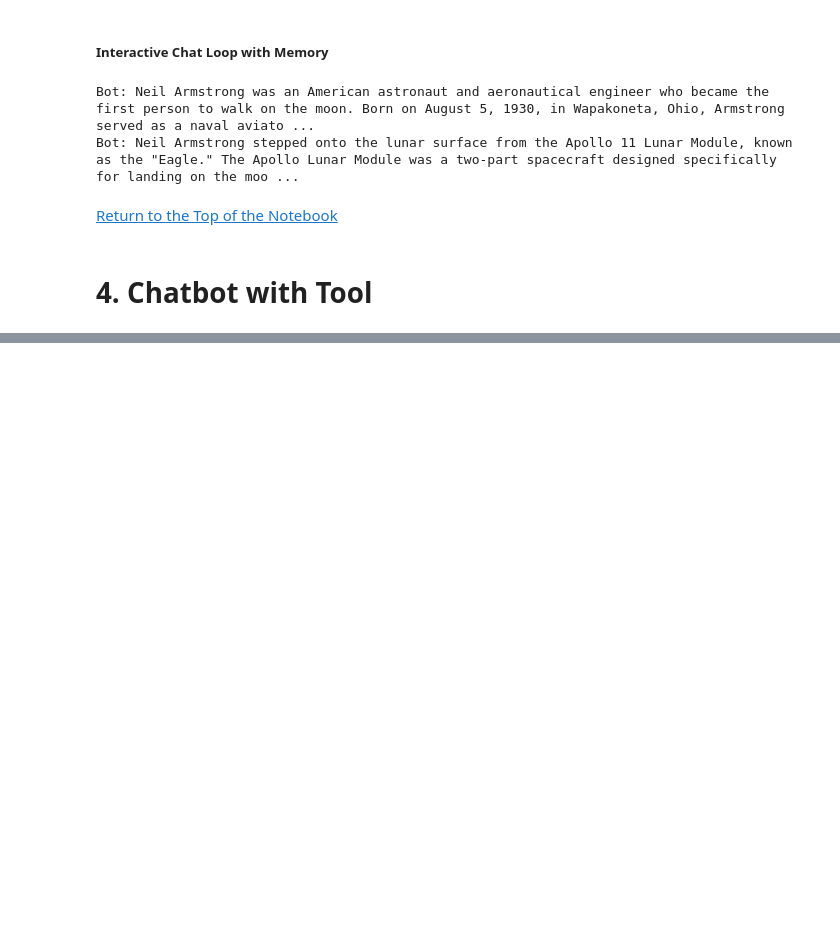
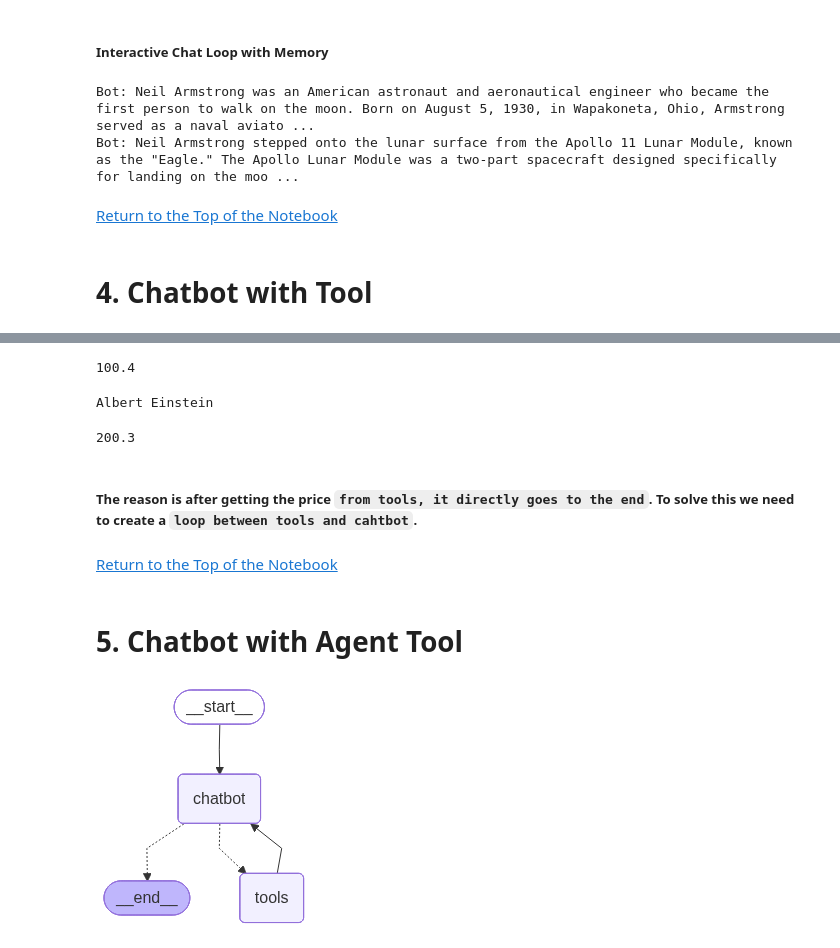
Before and after one commit to 7rohxt/ai-learning-projects, a Jupyter notebook: agentic-ai/2-langgraph-crashcourse/langgraph.ipynb, the cells around one changed output, grey strips where cells are left out. Drawn from its saved outputs; the diff is of its cells as text; code cells hidden in the pictures; blank space fills up the shorter version.

```diff
--- a/agentic-ai/2-langgraph-crashcourse/langgraph.ipynb
+++ b/agentic-ai/2-langgraph-crashcourse/langgraph.ipynb
@@ -170,0 +229,48 @@ Bot: Neil Armstrong stepped onto the lunar surface from the Apollo 11 Lunar Modu
+# %%
+# This will use tools after chatbot
+
+state = graph.invoke({"messages": [{"role": "user", "content": "What is the price of AAPL stock right now?"}]})
+print(state["messages"][-1].content)
+# %% [output]
+100.4
+# %%
+# This will directly go the __end__ after chatbot
+
+state = graph.invoke({"messages": [{"role": "user", "content": "Who invented theory of relativity? print person name only"}]})
+print(state["messages"][-1].content)
+# %% [output]
+Albert Einstein
+# %%
+# But still tool augumented chatbot will suffer here
+
+msg = "I want to buy 20 AMZN stocks using current price. Then 15 MSFT. What will be the total cost?"
+
+state = graph.invoke({"messages": [{"role": "user", "content": msg}]})
+print(state["messages"][-1].content)
+# %% [output]
+200.3
+# %% [markdown]
+##### The reason is after getting the price `from tools, it directly goes to the end`. To solve this we need to create a `loop between tools and cahtbot`.
+# %% [markdown]
+[Return to the Top of the Notebook](#contents)
+# %% [markdown]
+# 5. Chatbot with Agent Tool
+# %%
+def chatbot(state: State):
+    return {"messages": [llm_with_tools.invoke(state["messages"])]}
+
+builder = StateGraph(State)
+
+builder.add_node(chatbot)
+builder.add_node("tools", ToolNode(tools))
+
+builder.add_edge(START, "chatbot")
+builder.add_conditional_edges("chatbot", tools_condition)
+builder.add_edge("tools", "chatbot")  # --------------> This one line addition creates the `Agentic Loop`.
+graph = builder.compile()
+
+from IPython.display import Image, display
+
+display(Image(graph.get_graph().draw_mermaid_png()))
+# %% [output]
+[figure, added]
```
Also changed, not shown: parts of 12 cells of this notebook.
